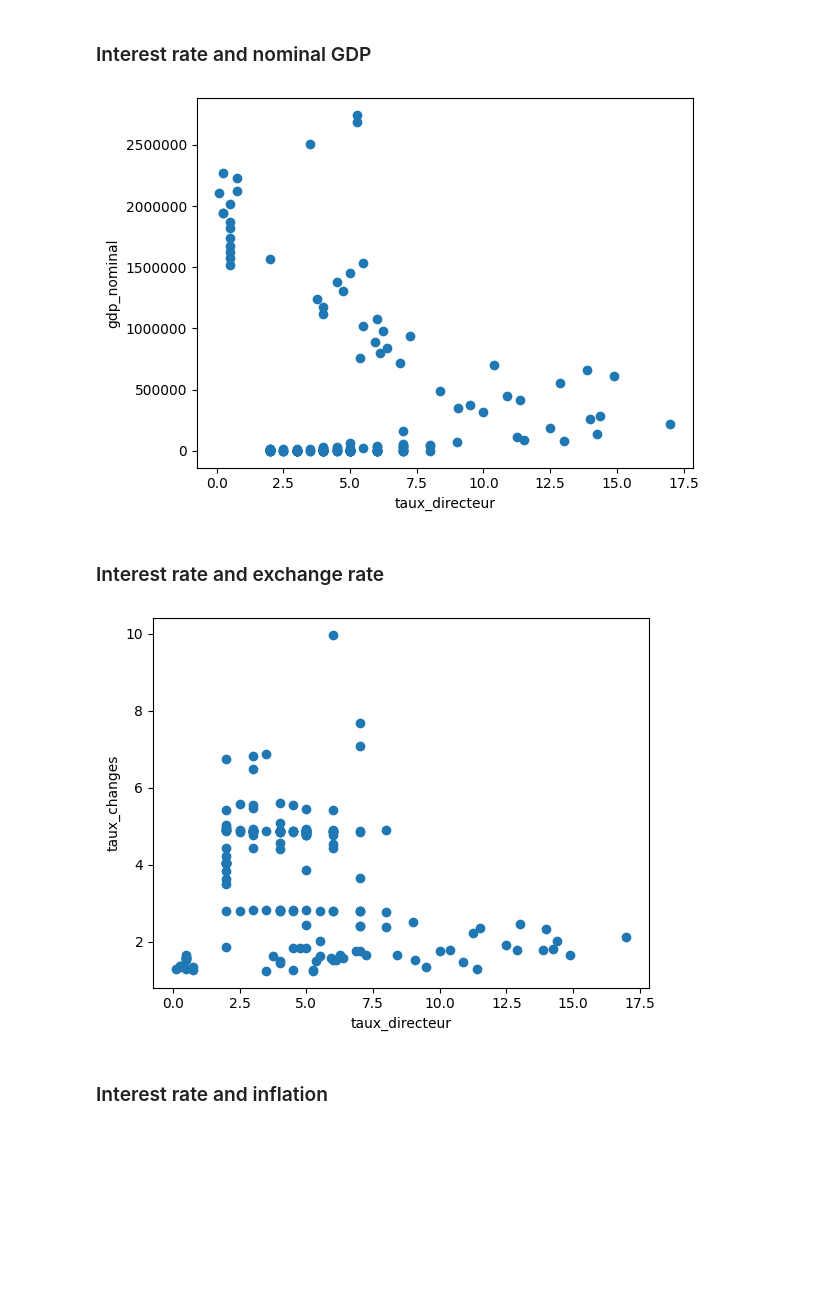
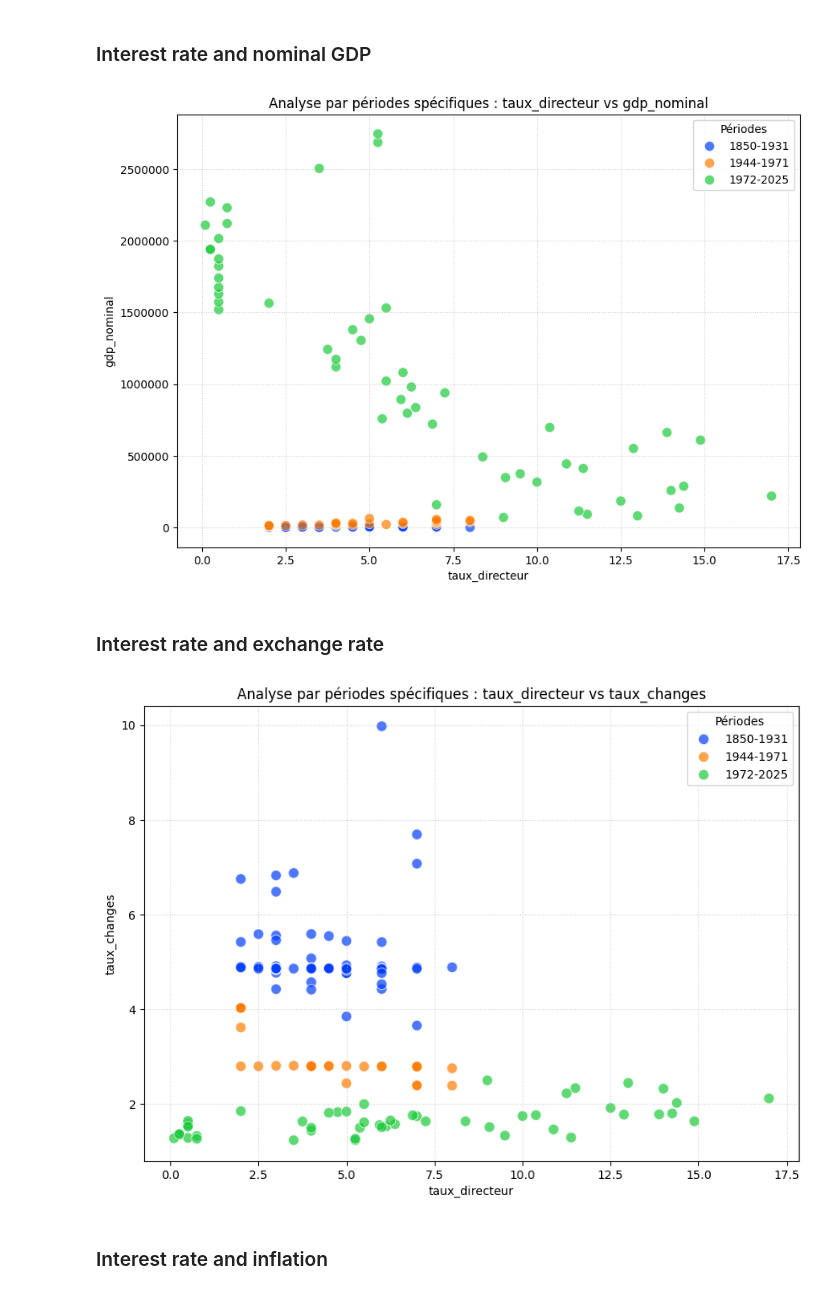
Before and after one commit to TimmGRT/Monetary-Policy-UK-1870-2025, a Jupyter notebook: CODE_ZONE/dorian_code/eda.ipynb, the cells around one changed output. Cells and saved outputs as stored; diff of their text form; code cells hidden in the pictures; blank space fills up the shorter version.

```diff
--- a/CODE_ZONE/dorian_code/eda.ipynb
+++ b/CODE_ZONE/dorian_code/eda.ipynb
@@ -293,15 +226,15 @@ L'unité du output_gap est le million
 # %% [markdown]
 ### Interest rate and nominal GDP
 # %%
-scat(df, x="taux_directeur", y="gdp_nominal")
+scat_period(df, x="taux_directeur", y="gdp_nominal")
 # %% [output]
-[figure, old version]
+[figure, new version]
 # %% [markdown]
 ### Interest rate and exchange rate
 # %%
-scat(df, x="taux_directeur", y="taux_changes")
+scat_period(df, x="taux_directeur", y="taux_changes")
 # %% [output]
-[figure, old version]
+[figure, new version]
 # %% [markdown]
 ### Interest rate and inflation
 # %%
```
Also changed, not shown: parts of 23 cells of this notebook, 1 other file.
